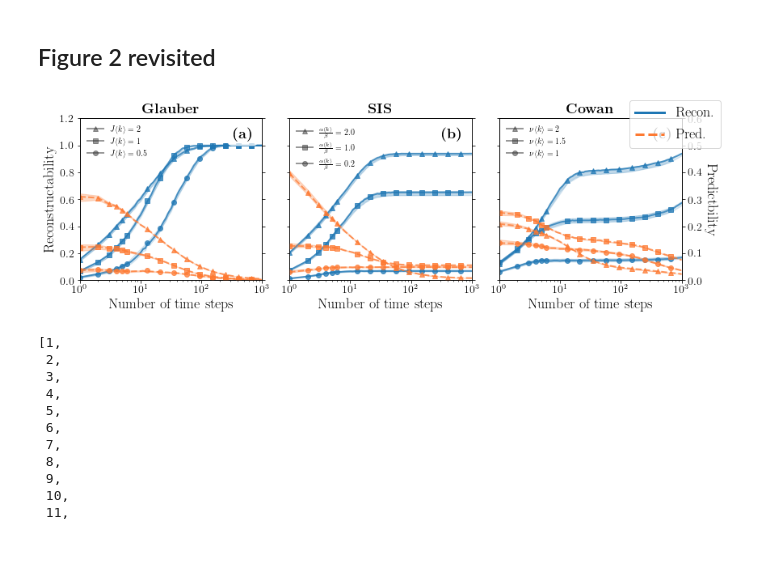
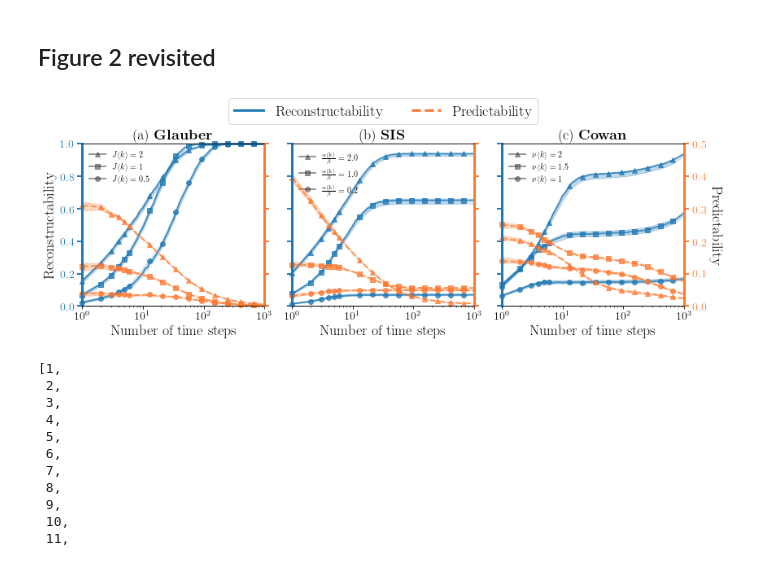
Before and after one commit to charlesmurphy1/midynet, a Jupyter notebook: notebooks/midynet/figure2-rev.ipynb, the cells around one changed output. Saved outputs shown, nothing was run; the diff lists cells and outputs as text; code cells hidden in the pictures.

Commit message:
changing params in sis again

```diff
--- a/notebooks/midynet/figure2-rev.ipynb
+++ b/notebooks/midynet/figure2-rev.ipynb
@@ -31,5 +31,5 @@ for dynamics in all_dynamics:
         mi[dynamics] = midynet.metrics.Statistics({k: exp[dynamics].metrics["mutualinfo"].data[exp[dynamics].name][f"mi-{k}"] for k in ["mid", "high", "low"]})
 
 xlabel = r"Number of time steps"
-titles = {"ising": r"\textbf{Glauber}", "sis": r"\textbf{SIS}", "cowan": r"\textbf{Cowan}"}
+titles = {"ising": r"(a) \textbf{Glauber}", "sis": r"(b) \textbf{SIS}", "cowan": r"(c) \textbf{Cowan}"}
 couplingLabels = {"ising": r"J\langle k \rangle", "sis": r"\frac{\alpha \langle k \rangle}{\beta}", "cowan": r"\nu\langle k \rangle"}
@@ -36,8 +56,6 @@ couplingLabels = {"ising": r"J\langle k \rangle", "sis": r"\frac{\alpha \langle
 # %% [markdown]
 ## Figure 2 revisited
 # %%
-# fig = plt.figure(constrained_layout=True)
-# gs = fig.add_gridspec(1, 3)
 fig, ax = plt.subplots(1, 3, figsize=(12, 4), sharex=True, sharey=True)
 
 ax = {dynamics: ax[i] for i, dynamics in enumerate(all_dynamics)}
@@ -73,6 +91,7 @@ for dynamics_id, dynamics in enumerate(all_dynamics):
             alpha=0.75,
             linestyle="-",
             marker="None",
+            clip_on=False,
         )
         y = recon[m_indices] if len(coupling) == 1 else recon[m_indices, c_index]
         plot(
@@ -83,6 +102,7 @@ for dynamics_id, dynamics in enumerate(all_dynamics):
             linestyle="None",
             marker=markers[c_index],
             markersize=6,
+            clip_on=False,
         )
 
 
@@ -94,6 +114,7 @@ for dynamics_id, dynamics in enumerate(all_dynamics):
             alpha=0.75,
             linestyle="--",
             marker="None",
+            clip_on=False,
         )
         y = pred[m_indices] if len(coupling) == 1 else pred[m_indices, c_index]
         plot(
@@ -104,48 +125,56 @@ for dynamics_id, dynamics in enumerate(all_dynamics):
             linestyle="None",
             marker=markers[c_index],
             markersize=6,
+            clip_on=False,
         )
 
     if dynamics_id == 0:
         ax[dynamics].set_ylabel(r"Reconstructability", fontsize=18)
+
     if dynamics_id == len(all_dynamics)-1:
-        axx[dynamics].set_ylabel(r"Predictbility", fontsize=18, rotation=-90, rotation_mode="anchor", va="bottom")
+        axx[dynamics].set_ylabel(r"Predictability", fontsize=18, rotation=-90, rotation_mode="anchor", va="bottom")
     else:
         axx[dynamics].axes.xaxis.set_ticklabels([])
         axx[dynamics].axes.yaxis.set_ticklabels([])
     ax[dynamics].set_xlabel(xlabel, fontsize=18)
     ax[dynamics].tick_params(axis='both', labelsize=14)
     ax[dynamics].set_xlim([1, 1000])
-    ax[dynamics].set_ylim([0., 1.2])
+    ax[dynamics].set_ylim([0., 1.])
     ax[dynamics].set_xscale("log")
     ax[dynamics].set_title(titles[dynamics], fontsize=18)
 
     axx[dynamics].set_xlabel(xlabel, fontsize=18)
     axx[dynamics].tick_params(axis='both', labelsize=14)
     axx[dynamics].set_xlim([1, 1000])
     axx[dynamics].set_xscale("log")
-    axx[dynamics].set_ylim([0, 0.6])
+    axx[dynamics].set_ylim([0, 0.5])
 
     handles = [
         Line2D([0], [0], marker=markers[i], linestyle="-", color=display.dark_colors["grey"], label=rf"${couplingLabels[dynamics]} = {c}$", alpha=0.5)
         for i, c in reversed(list(enumerate(coupling)))
     ]
     ax[dynamics].legend(handles=handles, loc="upper left", fontsize=10, ncol=1, frameon=False)
-    display.Label.plot(ax[dynamics], loc="top right",fontsize=18)
+#     display.Label.plot(ax[dynamics], loc="top right",fontsize=18)
+#     ax[dynamics].tick_params(axis='y', colors=recon_color)
+#     axx[dynamics].tick_params(axis='y', colors=pred_color)
+    axx[dynamics].spines['left'].set_color(recon_color)
+    axx[dynamics].spines['left'].set_linewidth(3)
+    axx[dynamics].spines['right'].set_color(pred_color)
+    axx[dynamics].spines['right'].set_linewidth(3)
 
+    ax[dynamics].tick_params(axis='y', colors=recon_color, length=6, width=2)
+    axx[dynamics].tick_params(axis='y', colors=pred_color, length=6, width=2)
 
-handles = [Line2D([0], [0], marker="None", linestyle="-", color=recon_color, label=r"Recon.", alpha=1, linewidth=3)]
-handles += [Line2D([0], [0], marker="None", linestyle="--", color=pred_color, label=r"Pred.", alpha=1, linewidth=3)]
-fig.legend(handles=handles, loc="upper right", fontsize=18)
+handles = [Line2D([0], [0], marker="None", linestyle="-", color=recon_color, label=r"Reconstructability", alpha=1, linewidth=3)]
+handles += [Line2D([0], [0], marker="None", linestyle="--", color=pred_color, label=r"Predictability", alpha=1, linewidth=3)]
+lg = fig.legend(handles=handles, loc="center", fontsize=18, ncol=2, bbox_to_anchor=(0.5, 1.02))
 
-display.Label.clear()
-
-fig.tight_layout()
-fig.savefig(f"./svg/p1-figure2rev.svg")
-fig.savefig(f"./pdf/p1-figure2rev.pdf")
-fig.savefig(f"./png/p1-figure2rev.png")
+plt.tight_layout()
+fig.savefig(f"./svg/p1-figure2rev.svg", bbox_extra_artists=(lg,), bbox_inches='tight')
+fig.savefig(f"./pdf/p1-figure2rev.pdf", bbox_extra_artists=(lg,), bbox_inches='tight')
+fig.savefig(f"./png/p1-figure2rev.png", bbox_extra_artists=(lg,), bbox_inches='tight')
 # %% [output]
-[figure, old version]
+[figure, new version]
 # %%
 from scipy.optimize import bisect
 def sigmoid(x):
```
Also changed, not shown: parts of 1 cell of this notebook, 2 other files.
